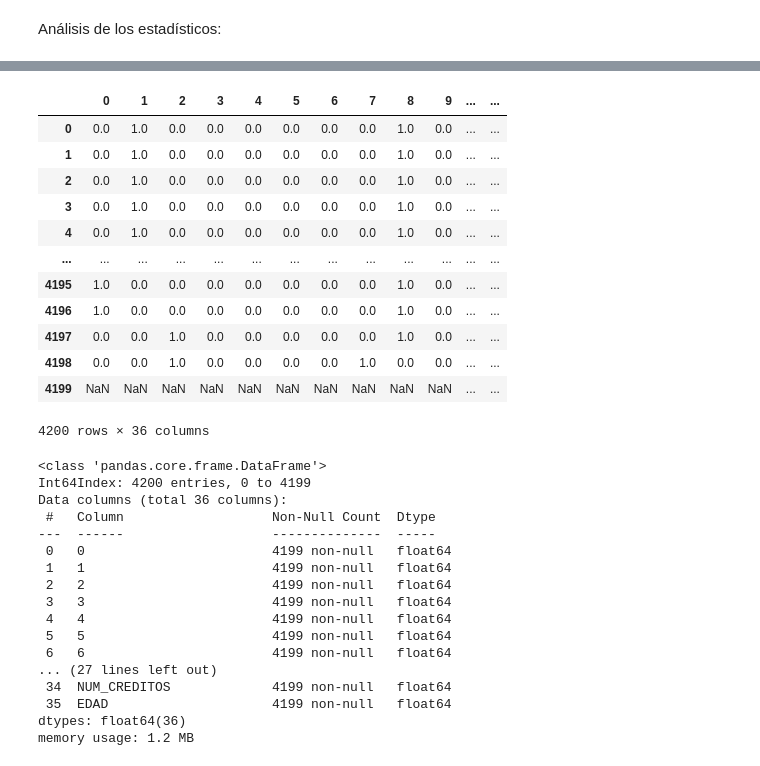
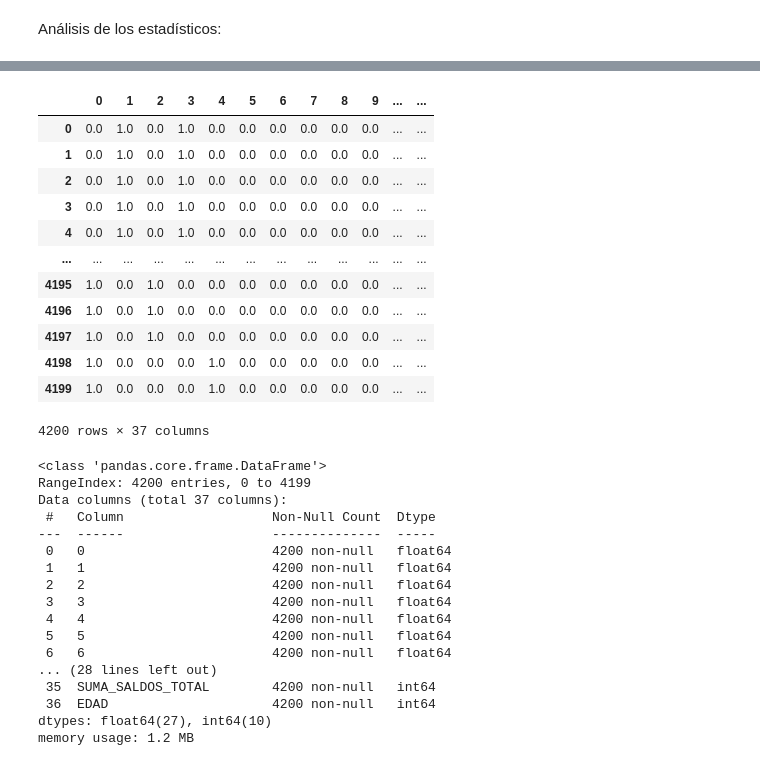
Before and after one commit to juanjosejg/Project-Data-Mining, a Jupyter notebook: Code-files/Proyecto.ipynb, the cells around one changed output, grey strips where cells are left out. Saved outputs shown, nothing was run; the diff lists cells and outputs as text; code cells hidden in the pictures.

```diff
--- a/Code-files/Proyecto.ipynb
+++ b/Code-files/Proyecto.ipynb
@@ -162,3 +121,0 @@ data_bank_df[data_bank_df["LINEA_CREDITO_FINAL"] > 600000]
-# %%
-data_bank_df.drop(data_bank_df.index[[669]], axis = 0, inplace = True)
-data_bank_df[data_bank_df["LINEA_CREDITO_FINAL"] > 600000]
@@ -276 +297,9 @@ sns.boxplot(x = 'APROBACION_TC', y = 'ESCOLARIDAD', data = data_bank_df)
+# %%
+#Eliminamos la columna linea_credito_final, ya que al ser mayor a cero cuando un crédito
+#es aprobado, puede alterar los algoritmos
+
+#Eliminamos la columna sucursal que se utilizó en la visualización, para saber si había
+#preferencia por parte de alguna sucursal
+
+data_bank_df.drop(["LINEA_CREDITO_FINAL","SUCURSAL"], axis = 1, inplace = True)
 # %% [markdown]
@@ -290,3 +329,4 @@ Index(['APROBACION_TC', 'TIPO_CTE', 'LINEA_CREDITO_FINAL', 'INGRESO_INFERIDO',
 # %%
-datos_cat=data_bank_df[["TIPO_CTE","COMPROBANTE_INGRESOS","CLIENTE_CDE","NIVEL_RIESGO","TIPO_VIVIENDA","ESCOLARIDAD"]]
+datos_cat=data_bank_df[['PUNTO_DECISION',"TIPO_CTE","COMPROBANTE_INGRESOS",
+"CLIENTE_CDE","NIVEL_RIESGO","TIPO_VIVIENDA","ESCOLARIDAD"]]
 # %%
@@ -347,5 +383,8 @@ Index(['APROBACION_TC', 'TIPO_CTE', 'LINEA_CREDITO_FINAL', 'INGRESO_INFERIDO',
 # %%
-datos_num_df=data_bank_df[["LINEA_CREDITO_FINAL","INGRESO_INFERIDO","SUMA_LINEAS_REVOLVENTES","SOLICITUDES_RECHAZADAS","SCORE_CLIENTE","SCORE_COMPORTAMIENTO","PEOR_MOP_TARJETAS","SUMA_SALDOS_TARJETAS","SUMA_PAGO_MIN_TARJETAS","SUMA_SALDOS_TOTAL","NUM_CREDITOS","EDAD"]]
+datos_num_df=data_bank_df[["INGRESO_INFERIDO","SUMA_LINEAS_REVOLVENTES",
+                          "SOLICITUDES_RECHAZADAS","SCORE_CLIENTE","SCORE_COMPORTAMIENTO",
+                          "PEOR_MOP_TARJETAS","SUMA_SALDOS_TARJETAS","SUMA_PAGO_MIN_TARJETAS",
+                          "SUMA_SALDOS_TOTAL","EDAD"]]
 # %%
 datos_num_df
 # %% [output]
@@ -365,40 +404,40 @@ datos_num_df
 # %%
 #Concatenamos los df de los datos transformados y los datos numéricos
-all_data = pd.concat([datos_transformados_df, datos_num_df], axis = 1)
-all_data
+numeric_data = pd.concat([datos_transformados_df, datos_num_df], axis = 1)
+numeric_data
 # %% [output]
 |  | 0 | 1 | 2 | 3 | 4 | 5 | 6 | 7 | 8 | 9 | ... | ... |
-| 0 | 0.0 | 1.0 | 0.0 | 0.0 | 0.0 | 0.0 | 0.0 | 0.0 | 1.0 | 0.0 | ... | ... |
-| 1 | 0.0 | 1.0 | 0.0 | 0.0 | 0.0 | 0.0 | 0.0 | 0.0 | 1.0 | 0.0 | ... | ... |
-| 2 | 0.0 | 1.0 | 0.0 | 0.0 | 0.0 | 0.0 | 0.0 | 0.0 | 1.0 | 0.0 | ... | ... |
-| 3 | 0.0 | 1.0 | 0.0 | 0.0 | 0.0 | 0.0 | 0.0 | 0.0 | 1.0 | 0.0 | ... | ... |
-| 4 | 0.0 | 1.0 | 0.0 | 0.0 | 0.0 | 0.0 | 0.0 | 0.0 | 1.0 | 0.0 | ... | ... |
+| 0 | 0.0 | 1.0 | 0.0 | 1.0 | 0.0 | 0.0 | 0.0 | 0.0 | 0.0 | 0.0 | ... | ... |
+| 1 | 0.0 | 1.0 | 0.0 | 1.0 | 0.0 | 0.0 | 0.0 | 0.0 | 0.0 | 0.0 | ... | ... |
+| 2 | 0.0 | 1.0 | 0.0 | 1.0 | 0.0 | 0.0 | 0.0 | 0.0 | 0.0 | 0.0 | ... | ... |
+| 3 | 0.0 | 1.0 | 0.0 | 1.0 | 0.0 | 0.0 | 0.0 | 0.0 | 0.0 | 0.0 | ... | ... |
+| 4 | 0.0 | 1.0 | 0.0 | 1.0 | 0.0 | 0.0 | 0.0 | 0.0 | 0.0 | 0.0 | ... | ... |
 | ... | ... | ... | ... | ... | ... | ... | ... | ... | ... | ... | ... | ... |
-| 4195 | 1.0 | 0.0 | 0.0 | 0.0 | 0.0 | 0.0 | 0.0 | 0.0 | 1.0 | 0.0 | ... | ... |
-| 4196 | 1.0 | 0.0 | 0.0 | 0.0 | 0.0 | 0.0 | 0.0 | 0.0 | 1.0 | 0.0 | ... | ... |
-| 4197 | 0.0 | 0.0 | 1.0 | 0.0 | 0.0 | 0.0 | 0.0 | 0.0 | 1.0 | 0.0 | ... | ... |
-| 4198 | 0.0 | 0.0 | 1.0 | 0.0 | 0.0 | 0.0 | 0.0 | 1.0 | 0.0 | 0.0 | ... | ... |
-| 4199 | NaN | NaN | NaN | NaN | NaN | NaN | NaN | NaN | NaN | NaN | ... | ... |
+| 4195 | 1.0 | 0.0 | 1.0 | 0.0 | 0.0 | 0.0 | 0.0 | 0.0 | 0.0 | 0.0 | ... | ... |
+| 4196 | 1.0 | 0.0 | 1.0 | 0.0 | 0.0 | 0.0 | 0.0 | 0.0 | 0.0 | 0.0 | ... | ... |
+| 4197 | 1.0 | 0.0 | 1.0 | 0.0 | 0.0 | 0.0 | 0.0 | 0.0 | 0.0 | 0.0 | ... | ... |
+| 4198 | 1.0 | 0.0 | 0.0 | 0.0 | 1.0 | 0.0 | 0.0 | 0.0 | 0.0 | 0.0 | ... | ... |
+| 4199 | 1.0 | 0.0 | 0.0 | 0.0 | 1.0 | 0.0 | 0.0 | 0.0 | 0.0 | 0.0 | ... | ... |
-4200 rows × 36 columns
+4200 rows × 37 columns
 # %%
-all_data.info()
+numeric_data.info()
 # %% [output]
 <class 'pandas.core.frame.DataFrame'>
-Int64Index: 4200 entries, 0 to 4199
-Data columns (total 36 columns):
+RangeIndex: 4200 entries, 0 to 4199
+Data columns (total 37 columns):
  #   Column                   Non-Null Count  Dtype
 ---  ------                   --------------  -----
- 0   0                        4199 non-null   float64
- 1   1                        4199 non-null   float64
- 2   2                        4199 non-null   float64
- 3   3                        4199 non-null   float64
- 4   4                        4199 non-null   float64
- 5   5                        4199 non-null   float64
- 6   6                        4199 non-null   float64
-... (27 lines left out)
- 34  NUM_CREDITOS             4199 non-null   float64
- 35  EDAD                     4199 non-null   float64
-dtypes: float64(36)
+ 0   0                        4200 non-null   float64
+ 1   1                        4200 non-null   float64
+ 2   2                        4200 non-null   float64
+ 3   3                        4200 non-null   float64
+ 4   4                        4200 non-null   float64
+ 5   5                        4200 non-null   float64
+ 6   6                        4200 non-null   float64
+... (28 lines left out)
+ 35  SUMA_SALDOS_TOTAL        4200 non-null   int64
+ 36  EDAD                     4200 non-null   int64
+dtypes: float64(27), int64(10)
 memory usage: 1.2 MB
 # %%
 scaler = StandardScaler()
```
Also changed, not shown: parts of 83 cells of this notebook.
